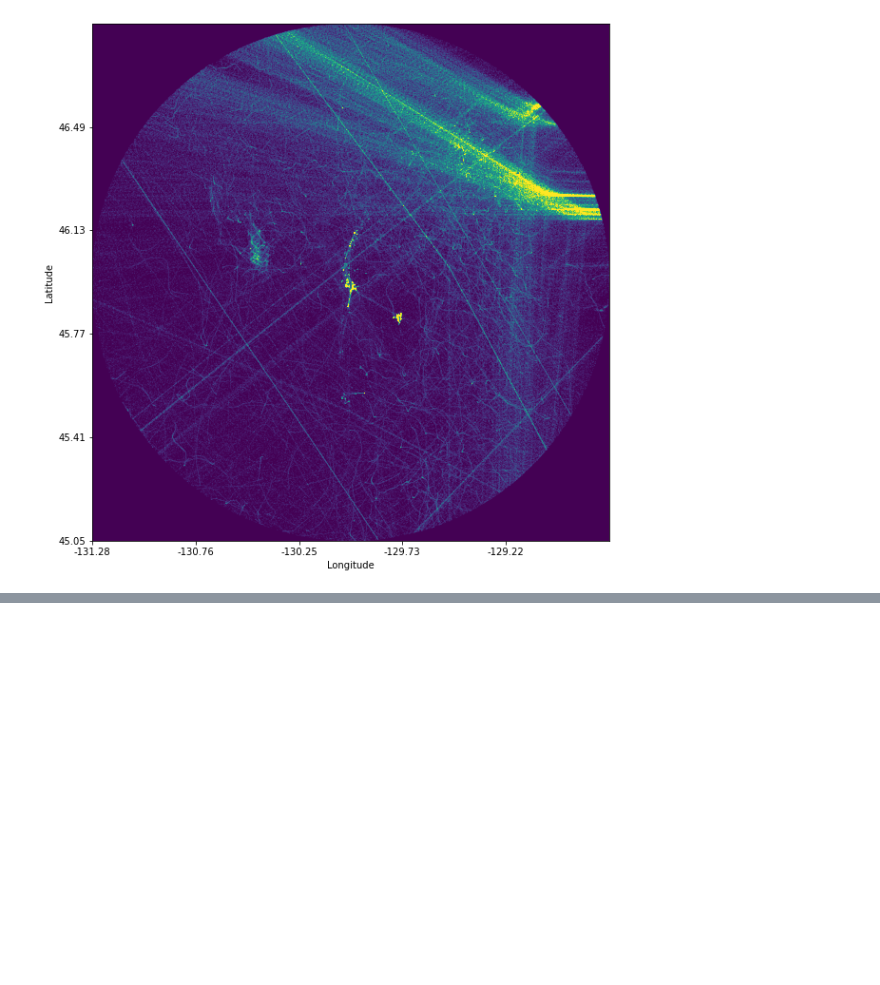
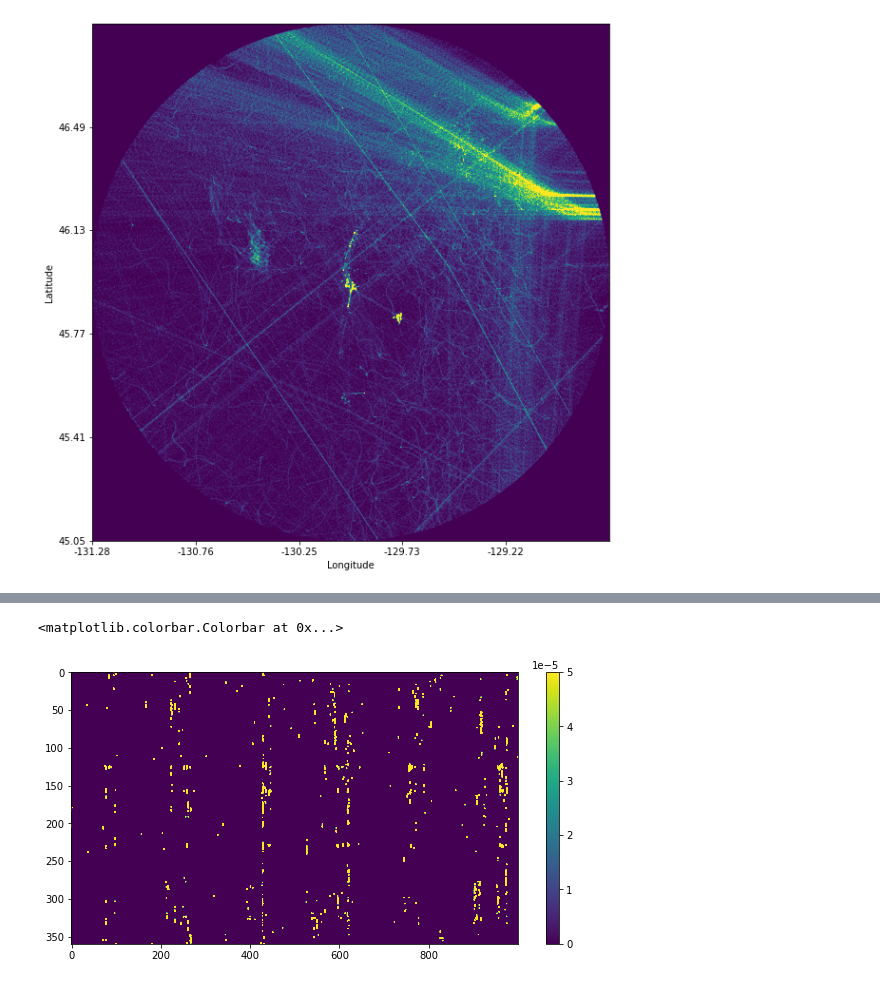
Before and after one commit to John-Ragland/AIS_data_analysis, a Jupyter notebook: AIS_Data_Processing.ipynb, the cells around one changed output, grey strips where cells are left out. Drawn from its saved outputs; the diff is of its cells as text; code cells hidden in the pictures; blank space fills up the shorter version.

```diff
--- a/AIS_Data_Processing.ipynb
+++ b/AIS_Data_Processing.ipynb
@@ -157,0 +188,12 @@ fig.savefig('density_heatmap_resampled.png',dpi=200)
+# %%
+slow_ships = all_ships[all_ships['SPEED (KNOTSx10)']<3]
+
+H, time_bins, bearing_bins = np.histogram2d(slow_ships['time_val']*1e-9/3600, slow_ships['bearing'], bins=[1000,360], density=True)
+H = H*len(slow_ships)/12
+# %%
+fig = plt.figure(figsize=(10,5))
+plt.imshow(H.T, vmax=0.00005, aspect='auto')
+plt.colorbar()
+# %% [output]
+<matplotlib.colorbar.Colorbar at 0x...>
+[figure, added]
```
Also changed, not shown: parts of 10 cells of this notebook, 3 other files.
